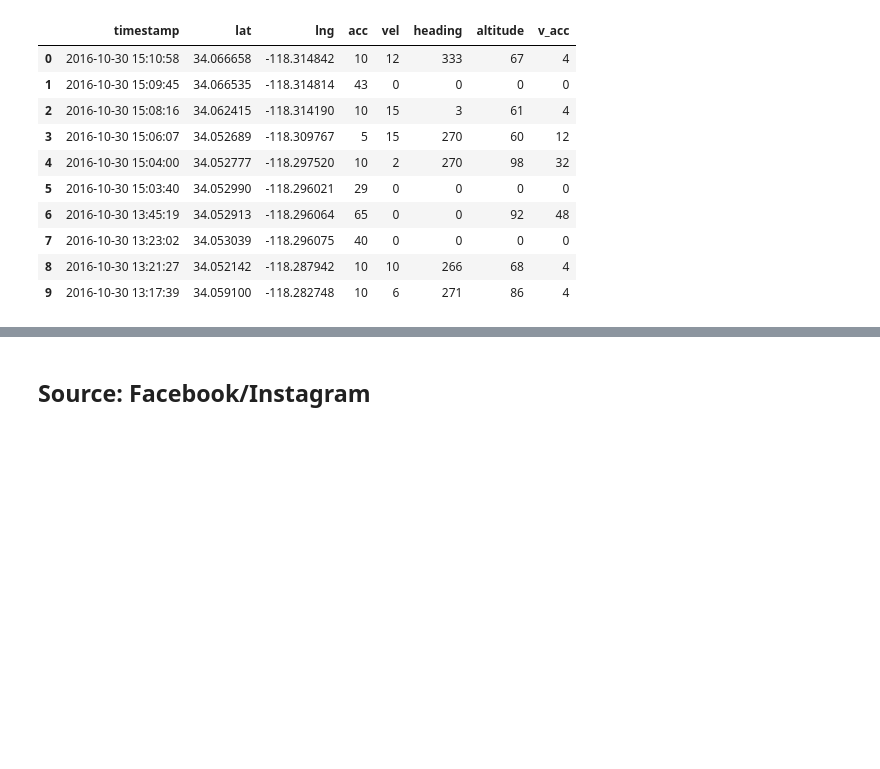
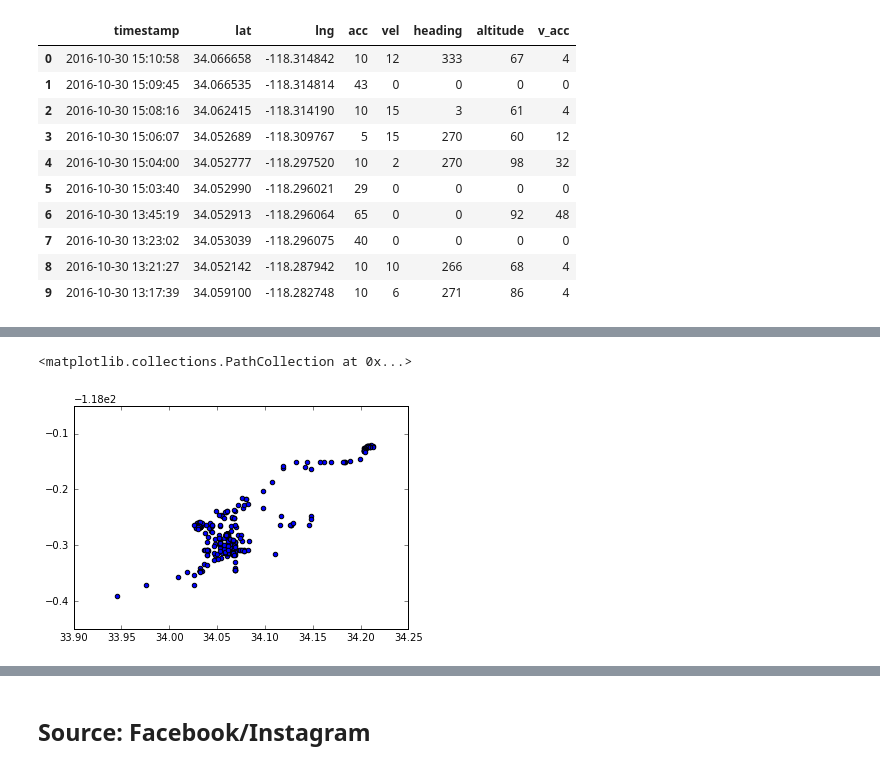
Before and after one commit to aaronk313/dsi, a Jupyter notebook: Project_sg1.ipynb, the cells around one changed output, grey strips where cells are left out. Drawn from its saved outputs; the diff is of its cells as text; code cells hidden in the pictures; blank space fills up the shorter version.

```diff
--- a/Project_sg1.ipynb
+++ b/Project_sg1.ipynb
@@ -180,0 +188,3 @@ g_loc_hist_raw = pd.read_json('LocationHistory.json')
+# %%
+# Added new data available from 11/07
+g_loc_hist2_raw = pd.read_json('LocationHistory-20161107.json')
@@ -246,0 +294,2 @@ Based on the following degree precision information (Source: Wikipedia, https://
+# %%
+gloc_hist_alt = pandify_gloc_data(g_loc_hist2_raw['locations'],gmaps_columns,gmaps_coord_disp)
@@ -246,0 +304,7 @@ Based on the following degree precision information (Source: Wikipedia, https://
+# %%
+# Rough scatter plot
+
+plt.scatter(gloc_hist_alt['lat'],gloc_hist_alt['lng'])
+# %% [output]
+<matplotlib.collections.PathCollection at 0x...>
+[figure, added]
```
Also changed, not shown: parts of 55 cells of this notebook, 4 other files.
